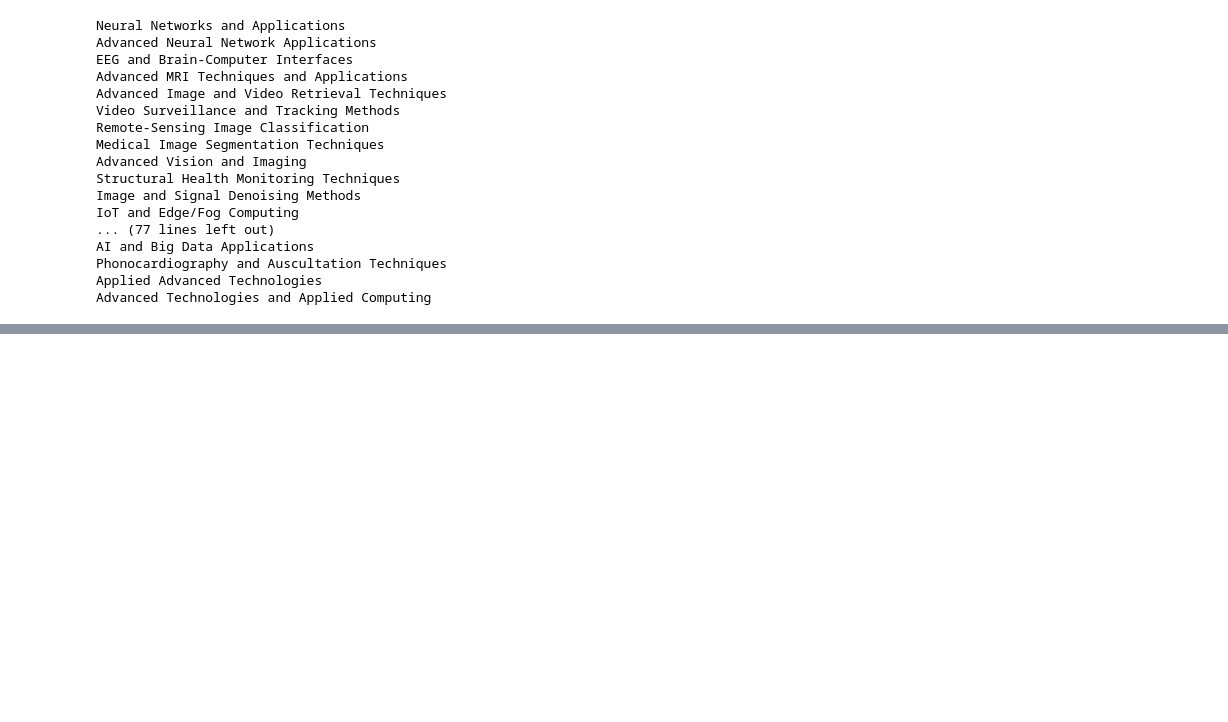
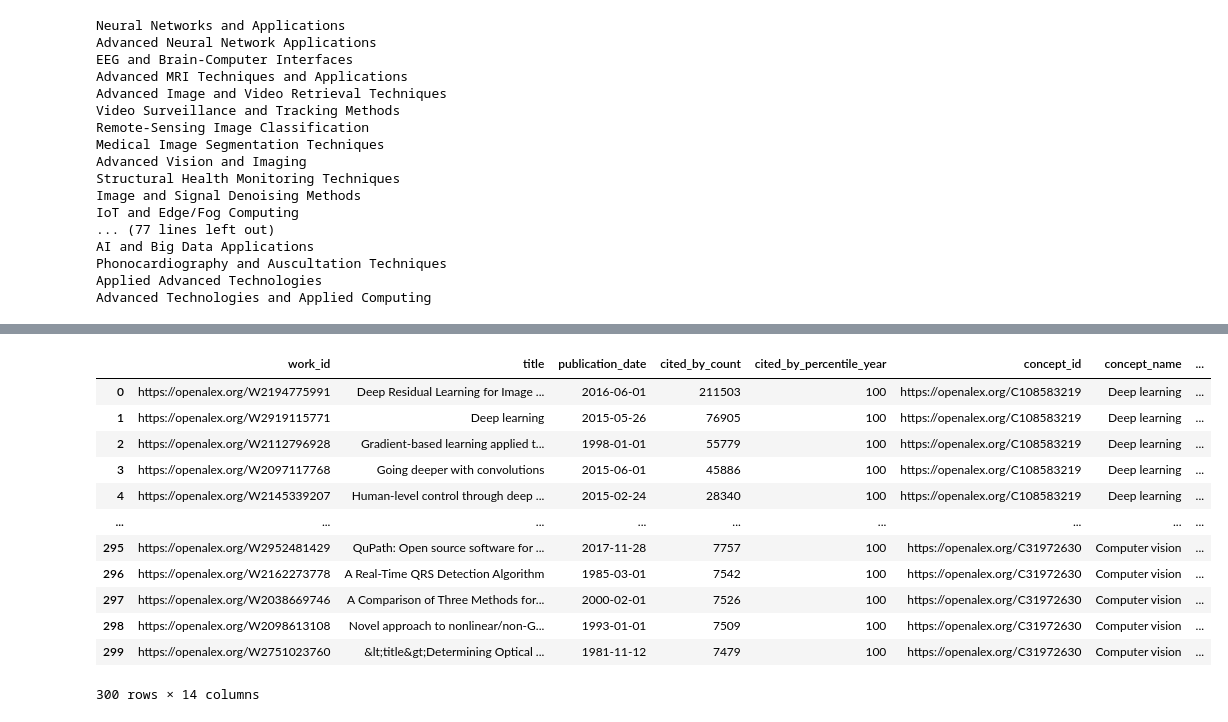
Before and after one commit to qtris123/PYMK, a Jupyter notebook: OpenAlex/explore.ipynb, the cells around one changed output, grey strips where cells are left out. Drawn from its saved outputs; the diff is of its cells as text; code cells hidden in the pictures; blank space fills up the shorter version.

```diff
--- a/OpenAlex/explore.ipynb
+++ b/OpenAlex/explore.ipynb
@@ -355,3 +355,15 @@ AI and Big Data Applications
 Phonocardiography and Auscultation Techniques
 Applied Advanced Technologies
 Advanced Technologies and Applied Computing
+# %%
+import pandas as pd
+
+citation_edges = pd.read_parquet("citation_edges.parquet")
+coauthor_edges = pd.read_parquet("coauthor_edges.parquet")
+authors = pd.read_parquet("authors.parquet")
+f_works = pd.read_parquet("collected_works_filtered.parquet")
+works = pd.read_parquet("collected_works_raw.parquet")
+# %%
+f_works["publication_date"] = pd.to_datetime(f_works["publication_date"], errors = "coerce")
+# %%
+f_works["year"] = f_works["publication_date"].dt.year
@@ -357,0 +398,16 @@ Advanced Technologies and Applied Computing
+# %%
+f_works
+# %% [output]
+|  | work_id | title | publication_date | cited_by_count | cited_by_percentile_year | concept_id | concept_name | ... |
+| 0 | https://openalex.org/W2194775991 | Deep Residual Learning for Image ... | 2016-06-01 | 211503 | 100 | https://openalex.org/C108583219 | Deep learning | ... |
+| 1 | https://openalex.org/W2919115771 | Deep learning | 2015-05-26 | 76905 | 100 | https://openalex.org/C108583219 | Deep learning | ... |
+| 2 | https://openalex.org/W2112796928 | Gradient-based learning applied t... | 1998-01-01 | 55779 | 100 | https://openalex.org/C108583219 | Deep learning | ... |
+| 3 | https://openalex.org/W2097117768 | Going deeper with convolutions | 2015-06-01 | 45886 | 100 | https://openalex.org/C108583219 | Deep learning | ... |
+| 4 | https://openalex.org/W2145339207 | Human-level control through deep ... | 2015-02-24 | 28340 | 100 | https://openalex.org/C108583219 | Deep learning | ... |
+| ... | ... | ... | ... | ... | ... | ... | ... | ... |
+| 295 | https://openalex.org/W2952481429 | QuPath: Open source software for ... | 2017-11-28 | 7757 | 100 | https://openalex.org/C31972630 | Computer vision | ... |
+| 296 | https://openalex.org/W2162273778 | A Real-Time QRS Detection Algorithm | 1985-03-01 | 7542 | 100 | https://openalex.org/C31972630 | Computer vision | ... |
+| 297 | https://openalex.org/W2038669746 | A Comparison of Three Methods for... | 2000-02-01 | 7526 | 100 | https://openalex.org/C31972630 | Computer vision | ... |
+| 298 | https://openalex.org/W2098613108 | Novel approach to nonlinear/non-G... | 1993-01-01 | 7509 | 100 | https://openalex.org/C31972630 | Computer vision | ... |
+| 299 | https://openalex.org/W2751023760 | &lt;title&gt;Determining Optical ... | 1981-11-12 | 7479 | 100 | https://openalex.org/C31972630 | Computer vision | ... |
+300 rows × 14 columns
```
Also changed, not shown: parts of 10 cells of this notebook, 19 other files.
